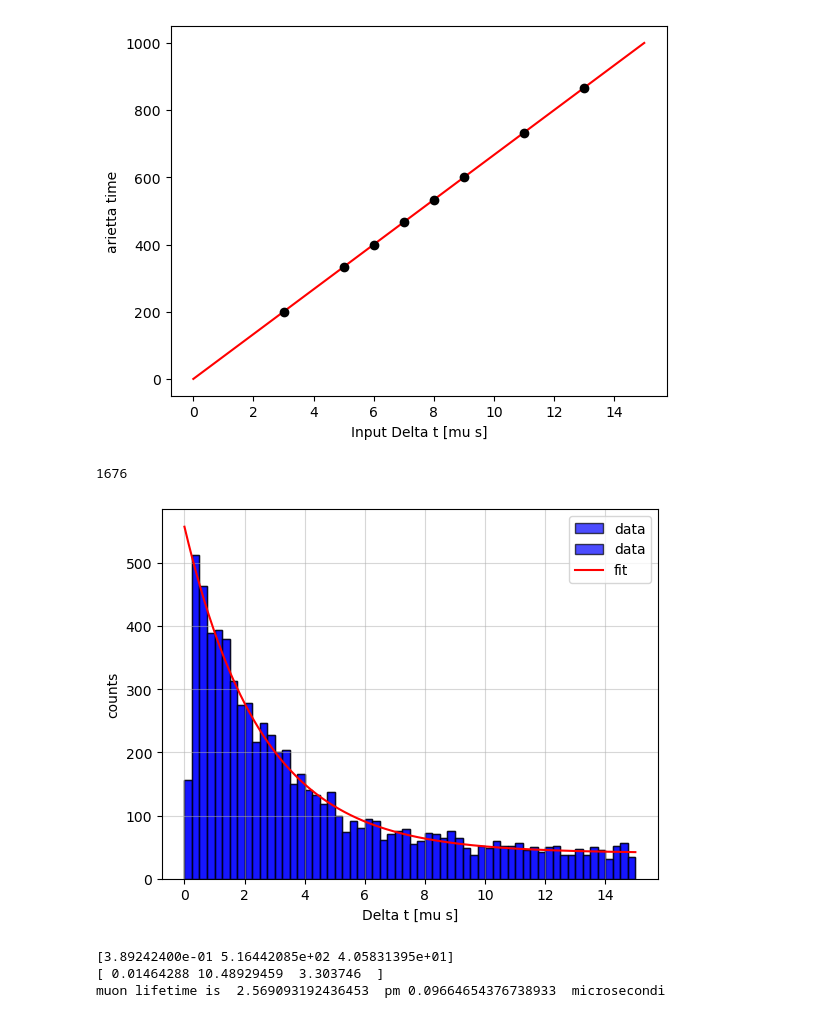
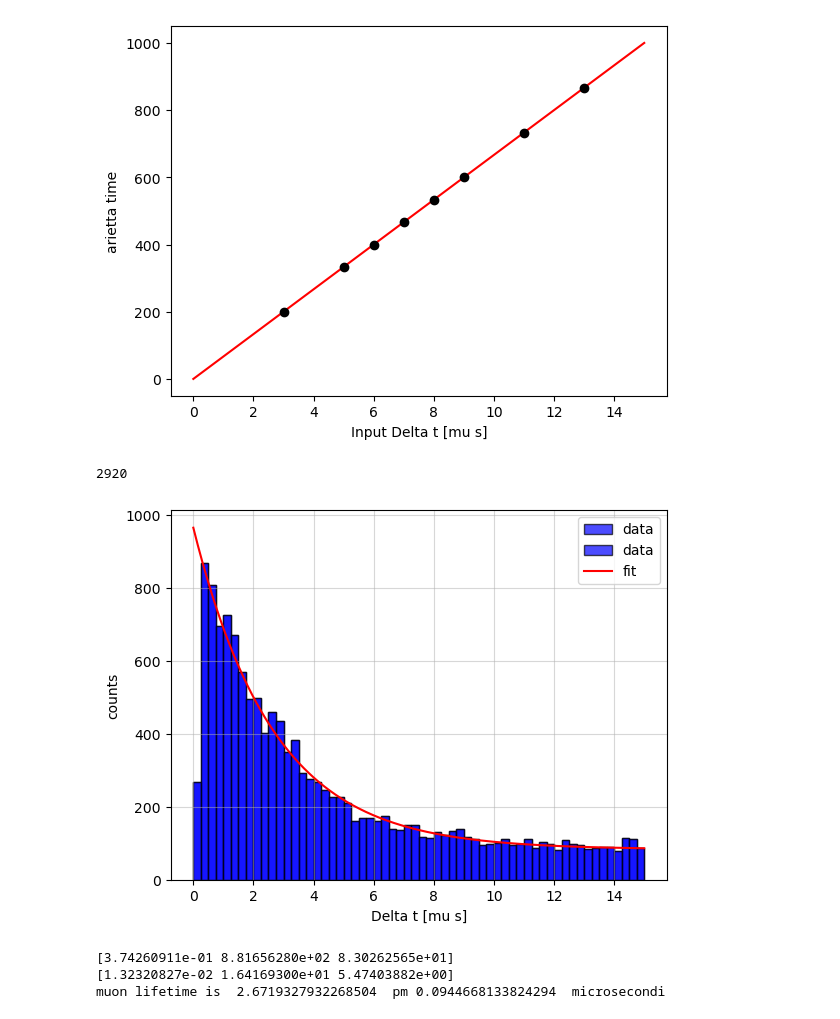
Before and after one commit to NicolaSommaggio/AdvanceLab-g-2, a Jupyter notebook: g-2/mu_lifetime/unire_file.ipynb, the cells around one changed output. Saved outputs shown, nothing was run; the diff lists cells and outputs as text; code cells hidden in the pictures.

```diff
--- a/g-2/mu_lifetime/unire_file.ipynb
+++ b/g-2/mu_lifetime/unire_file.ipynb
@@ -50,7 +50,7 @@ import numpy as np
 
 cartella = "../Data/Fondo"
 
-file_dat = glob.glob(f"{cartella}/*1*.dat") #questo restituisce una stringa con i path dei file che si vogliono unire
+file_dat = glob.glob(f"{cartella}/*.dat") #questo restituisce una stringa con i path dei file che si vogliono unire
 
 output_file = "output.txt"
 
@@ -99,38 +99,38 @@ def exponential(x, gamma, amp, fondo):
     return amp*np.exp(-1*gamma*x)+fondo
 plt.hist(np_array_time_cut, bins=Nbins, range=(0,15), color="blue", edgecolor="black", alpha=0.7, label='data')
 
 initial_guess = [2.1, 100, 10]
 
 par_exp, cov_exp = curve_fit(exponential, bin_centers, hist,p0=initial_guess, maxfev = 2000)
 
 per_exp= np.sqrt(np.diag(cov_exp))
 
 fondo=par_exp[2]
 amp=par_exp[1]
 gamma=par_exp[0]
 gamma_err=per_exp[0]
 
 x_range=np.linspace(0,15,1000)
 
 plt.hist(np_array_time_cut, bins=Nbins, range=(0,15), color="blue", edgecolor="black", alpha=0.7, label='data')
 plt.grid(alpha=0.5)
 plt.xlabel('Delta t [mu s]')
 plt.ylabel('counts')
 #plt.yscale('log')
 
 plt.plot(x_range,exponential(x_range, gamma, amp, fondo), color='red', label='fit')
 plt.legend()
 plt.show()
 
 print(par_exp)
 print(per_exp)
 print('muon lifetime is ',1./gamma, ' pm' , gamma_err/(gamma**2) , ' microsecondi')
 # %% [output]
-1676
+2920
-[figure, old version]
+[figure, new version]
-[3.89242400e-01 5.16442085e+02 4.05831395e+01]
-[ 0.01464288 10.48929459  3.303746  ]
-muon lifetime is  2.569093192436453  pm 0.09664654376738933  microsecondi
+[3.74260911e-01 8.81656280e+02 8.30262565e+01]
+[1.32320827e-02 1.64169300e+01 5.47403882e+00]
+muon lifetime is  2.6719327932268504  pm 0.0944668133824294  microsecondi
 # %%
 import ROOT
 %jsroot on
```
Also changed, not shown: parts of 1 cell of this notebook, 2 other files.
